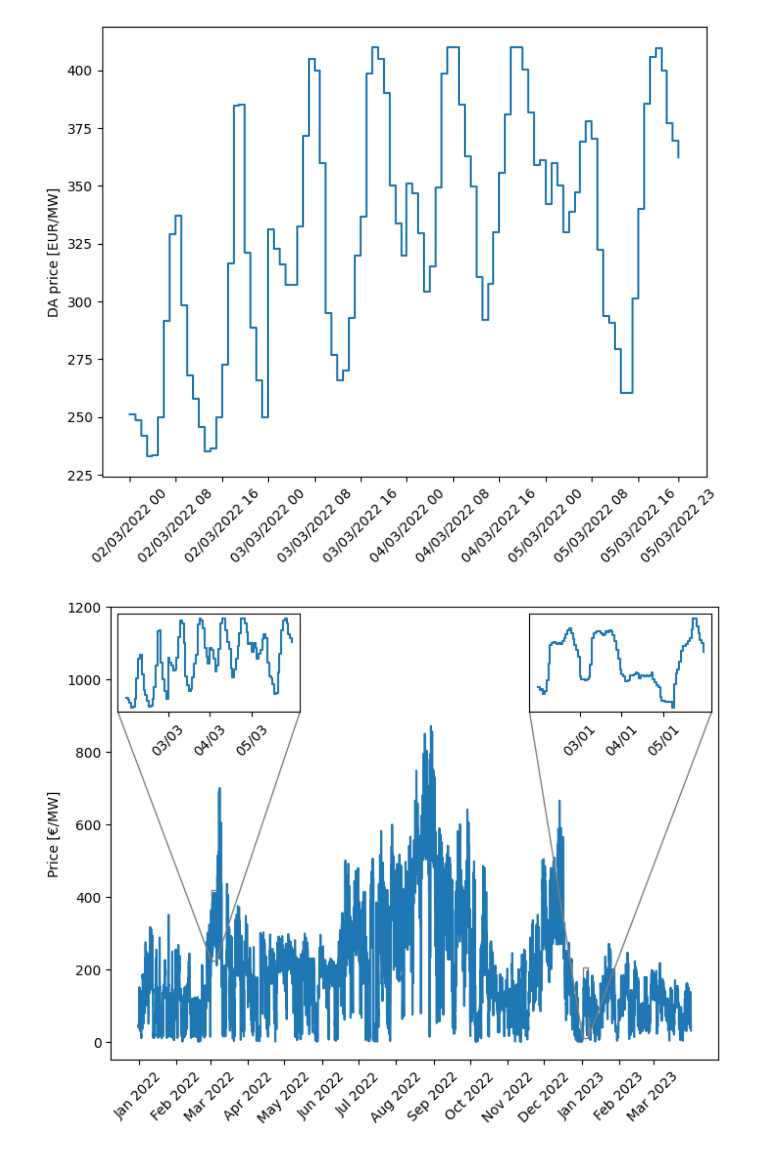
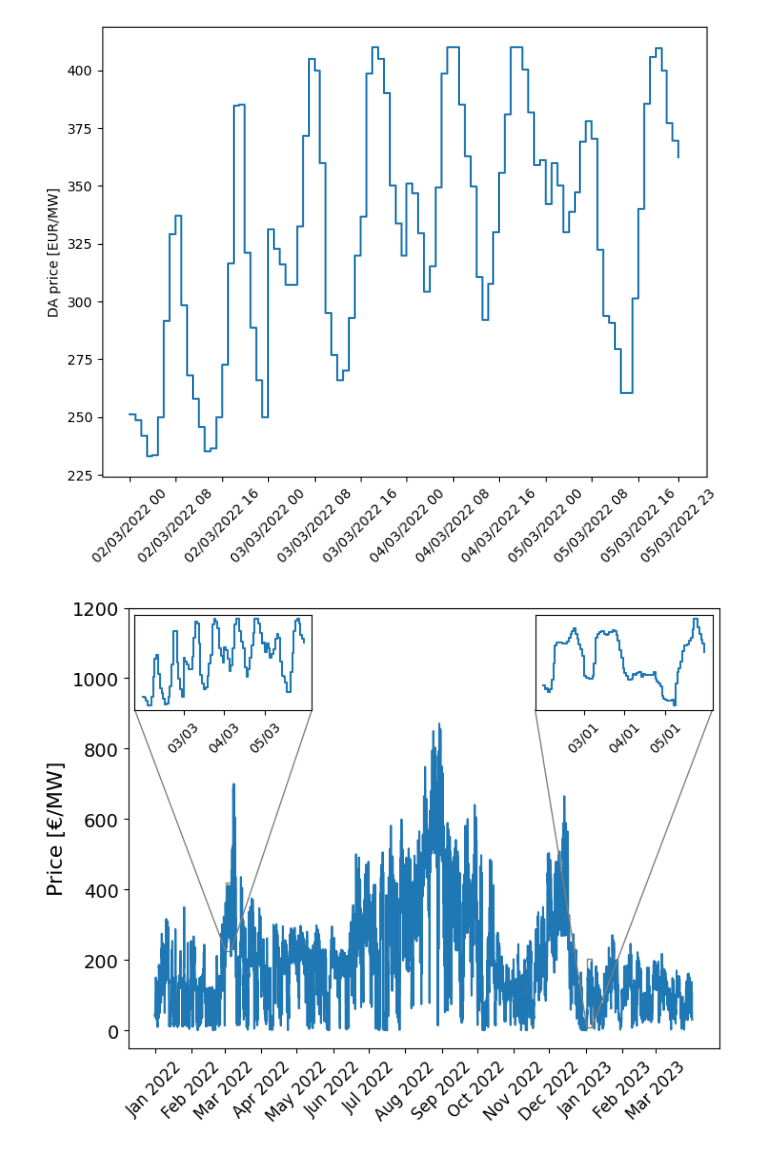
Before and after one commit to junesooshin/lightenup, a Jupyter notebook: Data Examination/DA Analysis.ipynb, the cells around one changed output. Saved outputs shown, nothing was run; the diff lists cells and outputs as text; code cells hidden in the pictures.

```diff
--- a/Data Examination/DA Analysis.ipynb
+++ b/Data Examination/DA Analysis.ipynb
@@ -228,33 +208,38 @@ tick_step2 = pd.to_datetime(["2022-03-03 00:00:00","2022-03-04 00:00:00","2022-0
 ticks2 = xaxis_zoom2.isin(tick_step2)
 
 
 
 
 
 ######################################
 ########        PLOT IT      #########
 ######################################
 fig, axs = plt.subplots(figsize=(8, 6), dpi=100)
 # Main plot
 plt.plot(price, drawstyle='steps-post')
-plt.xticks(xaxis.index[ticks], xaxis[ticks].dt.strftime("%b %Y"), rotation=45)
+plt.xticks(xaxis.index[ticks], xaxis[ticks].dt.strftime("%b %Y"), rotation=45, fontsize=12)
+#axs.set_xticklabels(xaxis[month_ticks].dt.strftime("%b %Y"), rotation=45, fontsize=10)
 axs.set_ylim(-50, 1200)
-plt.ylabel("Price [\u20AC/MW]")
+plt.ylabel("Price [\u20AC/MW]",fontsize=16)
 
 # First small plot
 ax_zoom1 = inset_axes(axs, width="30%", height=1, loc=1)
 ax_zoom1.plot(price_zoom1, drawstyle='steps-post')
 plt.xticks(xaxis_zoom1.index[ticks1], xaxis_zoom1[ticks1].dt.strftime("%d/%m"), rotation=45)
 mark_inset(axs, ax_zoom1, loc1=4, loc2=3, fc="none", ec="0.5")
 ax_zoom1.set_yticks([])
 
 # Second small plot (zoomed-in)
 ax_zoom2 = inset_axes(axs, width="30%", height=1, loc=2)
 ax_zoom2.plot(price_zoom2, drawstyle='steps-post')
 plt.xticks(xaxis_zoom2.index[ticks2], xaxis_zoom2[ticks2].dt.strftime("%d/%m"), rotation=45)
 mark_inset(axs, ax_zoom2, loc1=4, loc2=3, fc="none", ec="0.5")
 ax_zoom2.set_yticks([])
+
+
+axs.tick_params(axis='y', which='major', labelsize=14)
+
 plt.savefig('DA_prices.pdf', format="pdf", bbox_inches="tight")
 plt.show()
 # %% [output]
-[figure, old version]
+[figure, new version]
```
Also changed, not shown: parts of 4 cells of this notebook, 6 other files.
